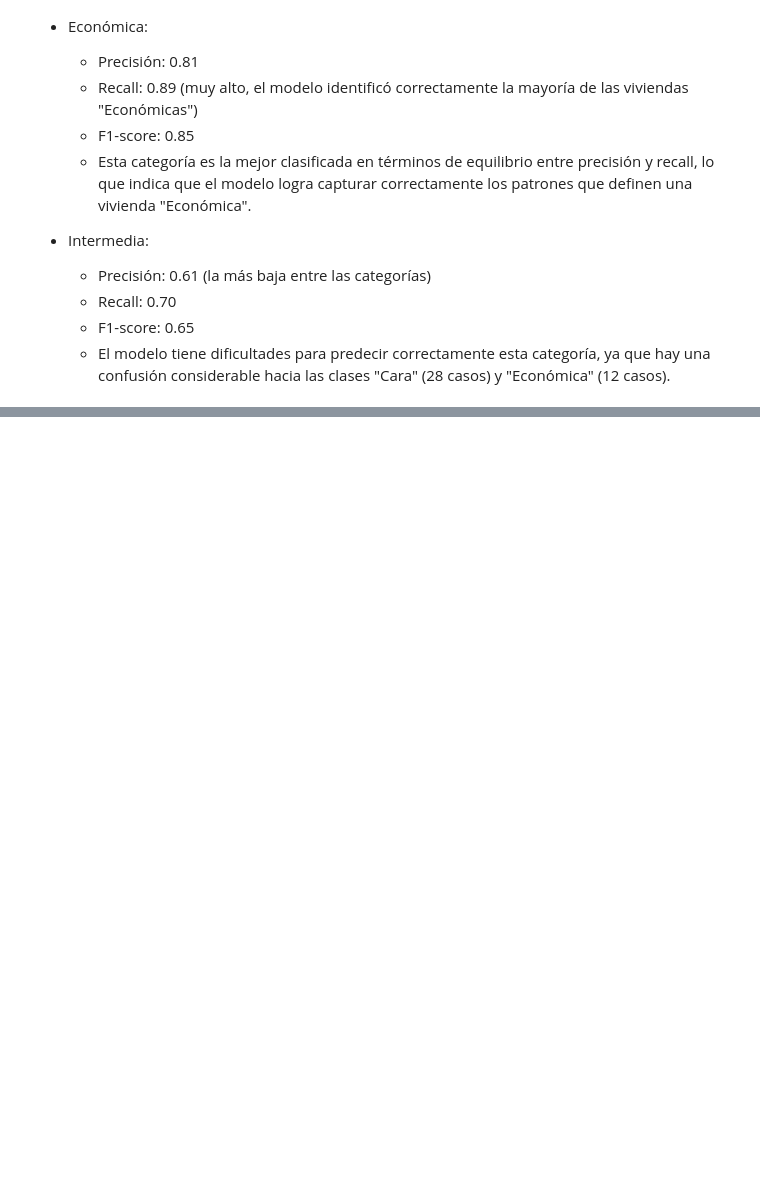
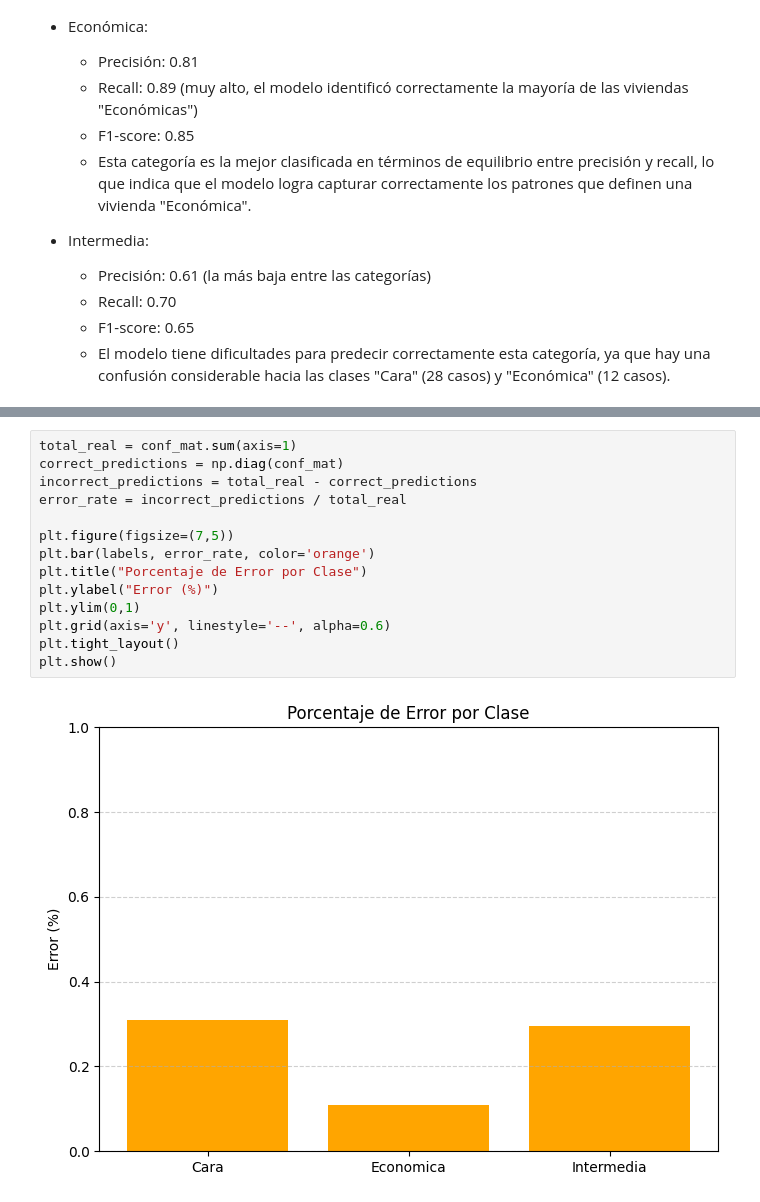
Before and after one commit to Diegoval-Dev/DM-HDT5, a Jupyter notebook: Bayes.ipynb, the cells around one changed output, grey strips where cells are left out. Saved outputs shown, nothing was run; the diff lists cells and outputs as text; blank space fills up the shorter version.

Commit message:
feat: discuss about how the model handle the error between categories

```diff
--- a/Bayes.ipynb
+++ b/Bayes.ipynb
@@ -238,0 +252,16 @@ Los resultados del modelo de clasificación muestran un desempeño general moder
+# %%
+total_real = conf_mat.sum(axis=1)
+correct_predictions = np.diag(conf_mat)
+incorrect_predictions = total_real - correct_predictions
+error_rate = incorrect_predictions / total_real
+
+plt.figure(figsize=(7,5))
+plt.bar(labels, error_rate, color='orange')
+plt.title("Porcentaje de Error por Clase")
+plt.ylabel("Error (%)")
+plt.ylim(0,1)
+plt.grid(axis='y', linestyle='--', alpha=0.6)
+plt.tight_layout()
+plt.show()
+# %% [output]
+[figure, added]
```
Also changed, not shown: parts of 4 cells of this notebook.
